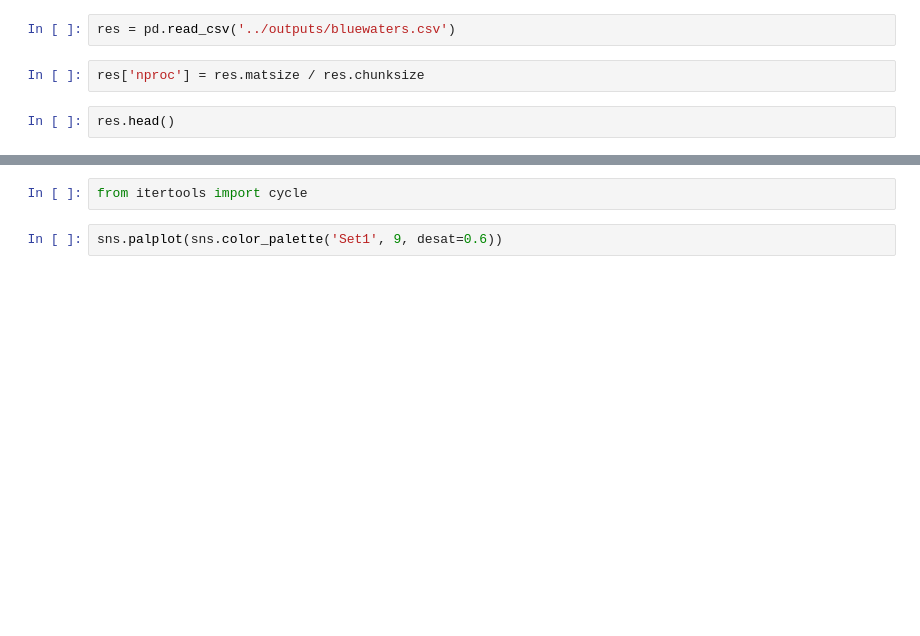
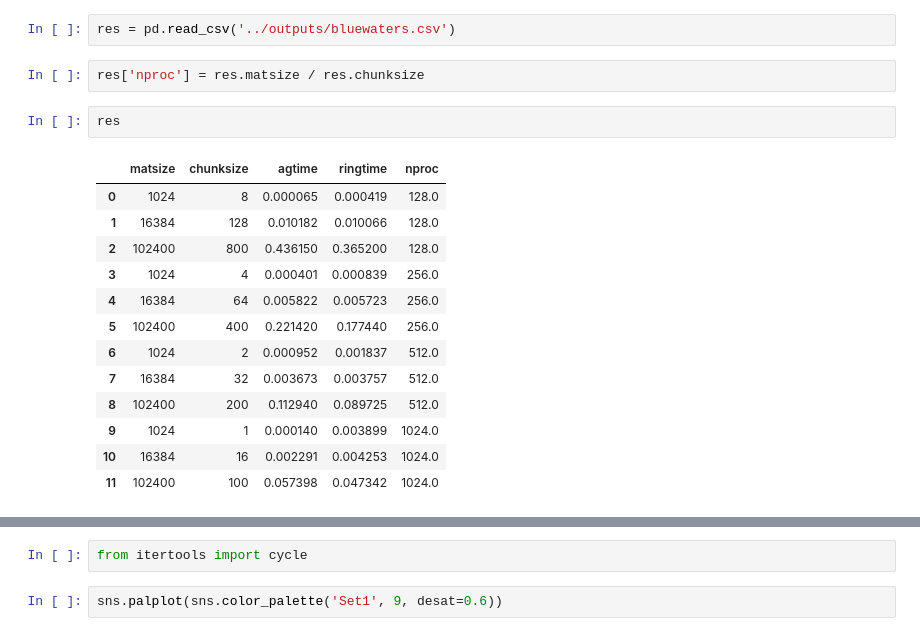
Before and after one commit to jbradt/extreme-scale, a Jupyter notebook: hw9/writeup/Plots.ipynb, the cells around one changed output, grey strips where cells are left out. Cells and saved outputs as stored; diff of their text form; blank space fills up the shorter version.

```diff
--- a/hw9/writeup/Plots.ipynb
+++ b/hw9/writeup/Plots.ipynb
@@ -12,7 +13,21 @@ res = pd.read_csv('../outputs/bluewaters.csv')
 # %%
 res['nproc'] = res.matsize / res.chunksize
 # %%
-res.head()
+res
+# %% [output]
+|  | matsize | chunksize | agtime | ringtime | nproc |
+| 0 | 1024 | 8 | 0.000065 | 0.000419 | 128.0 |
+| 1 | 16384 | 128 | 0.010182 | 0.010066 | 128.0 |
+| 2 | 102400 | 800 | 0.436150 | 0.365200 | 128.0 |
+| 3 | 1024 | 4 | 0.000401 | 0.000839 | 256.0 |
+| 4 | 16384 | 64 | 0.005822 | 0.005723 | 256.0 |
+| 5 | 102400 | 400 | 0.221420 | 0.177440 | 256.0 |
+| 6 | 1024 | 2 | 0.000952 | 0.001837 | 512.0 |
+| 7 | 16384 | 32 | 0.003673 | 0.003757 | 512.0 |
+| 8 | 102400 | 200 | 0.112940 | 0.089725 | 512.0 |
+| 9 | 1024 | 1 | 0.000140 | 0.003899 | 1024.0 |
+| 10 | 16384 | 16 | 0.002291 | 0.004253 | 1024.0 |
+| 11 | 102400 | 100 | 0.057398 | 0.047342 | 1024.0 |
 # %%
 for i in res.groupby('matsize'):
     print(i)
```
Also changed, not shown: parts of 11 cells of this notebook, 5 other files.
